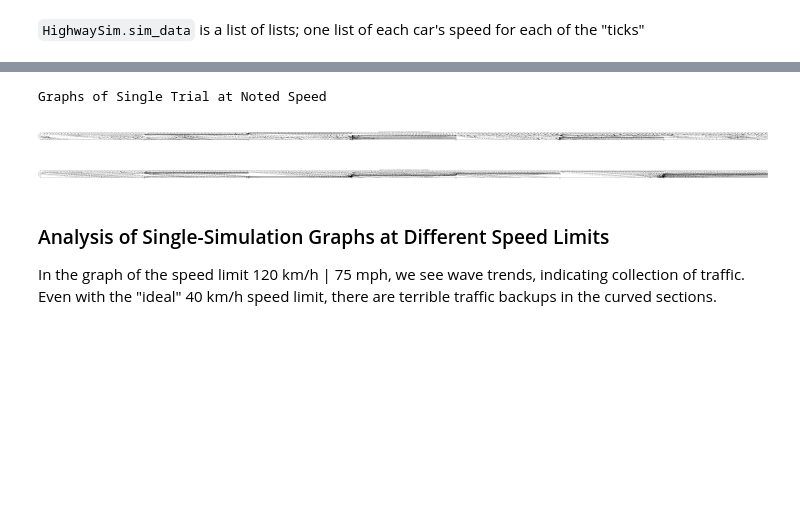
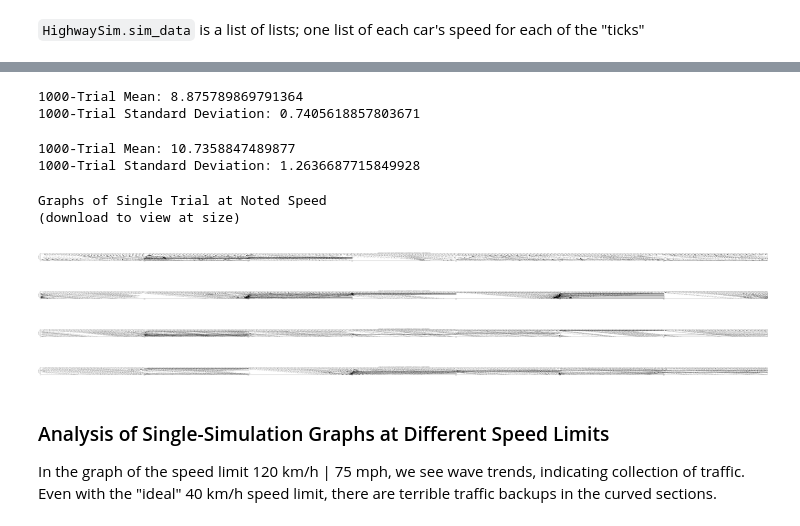
Before and after one commit to ahartz1/road-rage, a Jupyter notebook: road-rage-hard-mode.ipynb, the cells around one changed output, grey strips where cells are left out. Saved outputs shown, nothing was run; the diff lists cells and outputs as text; code cells hidden in the pictures; blank space fills up the shorter version.

```diff
--- a/road-rage-hard-mode.ipynb
+++ b/road-rage-hard-mode.ipynb
@@ -56,6 +56,6 @@ print("Speed Limit Recommendation: {}".format(int(highway_1000_33_mean + highway
 Speed Limit Recommendation: 14
 # %%
-highway_1000_14_data = highway_trials(100, 14, mode=1)
+highway_1000_14_data = highway_trials(1000, 14, mode=1)
 # %%
 highway_1000_14_mean = np.mean(np.array(highway_1000_14_data))
 highway_1000_14_std = np.std(np.array(highway_1000_14_data))
@@ -70,7 +70,10 @@ The **standard deviation of 0.376 at 21 m/s** is lower than for the 1000-trial s
 # %%
-highway_1000_11_data = highway_trials(100, 11, mode=1)
+highway_1000_11_data = highway_trials(1000, 11, mode=1)
 # %%
 highway_1000_11_mean = np.mean(np.array(highway_1000_11_data))
 highway_1000_11_std = np.std(np.array(highway_1000_11_data))
 print("1000-Trial Mean: {}".format(highway_1000_11_mean))
 print("1000-Trial Standard Deviation: {}".format(highway_1000_11_std))
+# %% [output]
+1000-Trial Mean: 8.875789869791364
+1000-Trial Standard Deviation: 0.7405618857803671
@@ -79,8 +80,13 @@ highway_1000_22_data = highway_trials(1000, 22)
+# %%
+highway_1000_15_data = highway_trials(1000, 15, mode=1)
 # %%
-highway_1000_22_mean = np.mean(np.array(highway_1000_22_data))
-highway_1000_22_std = np.std(np.array(highway_1000_22_data))
-print("1000-Trial Mean: {}".format(highway_1000_22_mean))
-print("1000-Trial Standard Deviation: {}".format(highway_1000_22_std))
+highway_1000_15_mean = np.mean(np.array(highway_1000_15_data))
+highway_1000_15_std = np.std(np.array(highway_1000_15_data))
+print("1000-Trial Mean: {}".format(highway_1000_15_mean))
+print("1000-Trial Standard Deviation: {}".format(highway_1000_15_std))
+# %% [output]
+1000-Trial Mean: 10.7358847489877
+1000-Trial Standard Deviation: 1.2636687715849928
 # %%
 sim1 = HighwaySim(mode=1)
 sim1.run_sim(60)
@@ -94,39 +100,42 @@ pass
 # %%
 print('Graphs of Single Trial at Noted Speed\n(download to view at size)')
 plt.figure(figsize=(200, 200)) # size is in "inches"
 plt.imshow(sim1.sim_graph, cmap='gray', interpolation='nearest')
-plt.title('Speed Limit: 33 m/s (120 km/h | 75 mph), 100-Trial Mean Speed: {}, 100-Trial Std. Dev.: {}'.format(
+plt.title('Speed Limit: 33 m/s (120 km/h | 75 mph), 1000-Trial Mean Speed: {}, 1000-Trial Std. Dev.: {}'.format(
           highway_1000_33_mean, highway_1000_33_std))
 plt.ylabel('Seconds')
 plt.show()
 
 plt.figure(figsize=(200, 200)) # size is in "inches"
 plt.imshow(sim2.sim_graph, cmap='gray', interpolation='nearest')
 # plt.title('Speed Limit: 14 m/s (50 km/h | 30 mph)')
-plt.title('Speed Limit: 14 m/s (50 km/h | 30 mph), 100-Trial Mean Speed: {}, 100-Trial Std. Dev.: {}'.format(
+plt.title('Speed Limit: 14 m/s (50 km/h | 30 mph), 1000-Trial Mean Speed: {}, 1000-Trial Std. Dev.: {}'.format(
           highway_1000_14_mean, highway_1000_14_std))
 plt.ylabel('Seconds')
 plt.show()
 
-# plt.figure(figsize=(20, 20)) # size is in "inches"
-# plt.imshow(sim3.sim_graph, cmap='gray', interpolation='nearest')
-# plt.title('Speed Limit: 21 m/s (76 km/h | 45 mph)')
-# plt.title('Speed Limit: 21 m/s (76 km/h | 45 mph), 1000-Trial Mean Speed: {}, 1000-Trial Std. Dev.: {}'.format(
-#           highway_1000_21_mean, highway_1000_21_std))
-# plt.ylabel('Seconds')
-# plt.show()
+plt.figure(figsize=(200, 200)) # size is in "inches"
+plt.imshow(sim3.sim_graph, cmap='gray', interpolation='nearest')
+# plt.title('Speed Limit: 11 m/s (40 km/h | 25 mph)')
+plt.title('Speed Limit: 11 m/s (40 km/h | 25 mph), 1000-Trial Mean Speed: {}, 1000-Trial Std. Dev.: {}'.format(
+          highway_1000_11_mean, highway_1000_11_std))
+plt.ylabel('Seconds')
+plt.show()
 
-# plt.figure(figsize=(20, 20)) # size is in "inches"
-# plt.imshow(sim4.sim_graph, cmap='gray', interpolation='nearest')
-# plt.title('Speed Limit: 22 m/s (79 km/h | 49 mph)')
-# plt.title('Speed Limit: 22 m/s (79 km/h | 49 mph), 1000-Trial Mean Speed: {}, 1000-Trial Std. Dev.: {}'.format(
-#           highway_1000_22_mean, highway_1000_22_std))
-# plt.ylabel('Seconds')
-# plt.show()
+plt.figure(figsize=(200, 200)) # size is in "inches"
+plt.imshow(sim4.sim_graph, cmap='gray', interpolation='nearest')
+# plt.title('Speed Limit: 15 m/s (54 km/h | 34 mph)')
+plt.title('Speed Limit: 15 m/s (54 km/h | 34 mph), 1000-Trial Mean Speed: {}, 1000-Trial Std. Dev.: {}'.format(
+          highway_1000_15_mean, highway_1000_15_std))
+plt.ylabel('Seconds')
+plt.show()
 # %% [output]
 Graphs of Single Trial at Noted Speed
+(download to view at size)
-[figure, old version]
+[figure, new version]
-[figure, old version]
+[figure, new version]
+[figure, added]
+[figure, added]
 # %% [markdown]
 ### Analysis of Single-Simulation Graphs at Different Speed Limits
 
```
Also changed, not shown: parts of 8 cells of this notebook.
